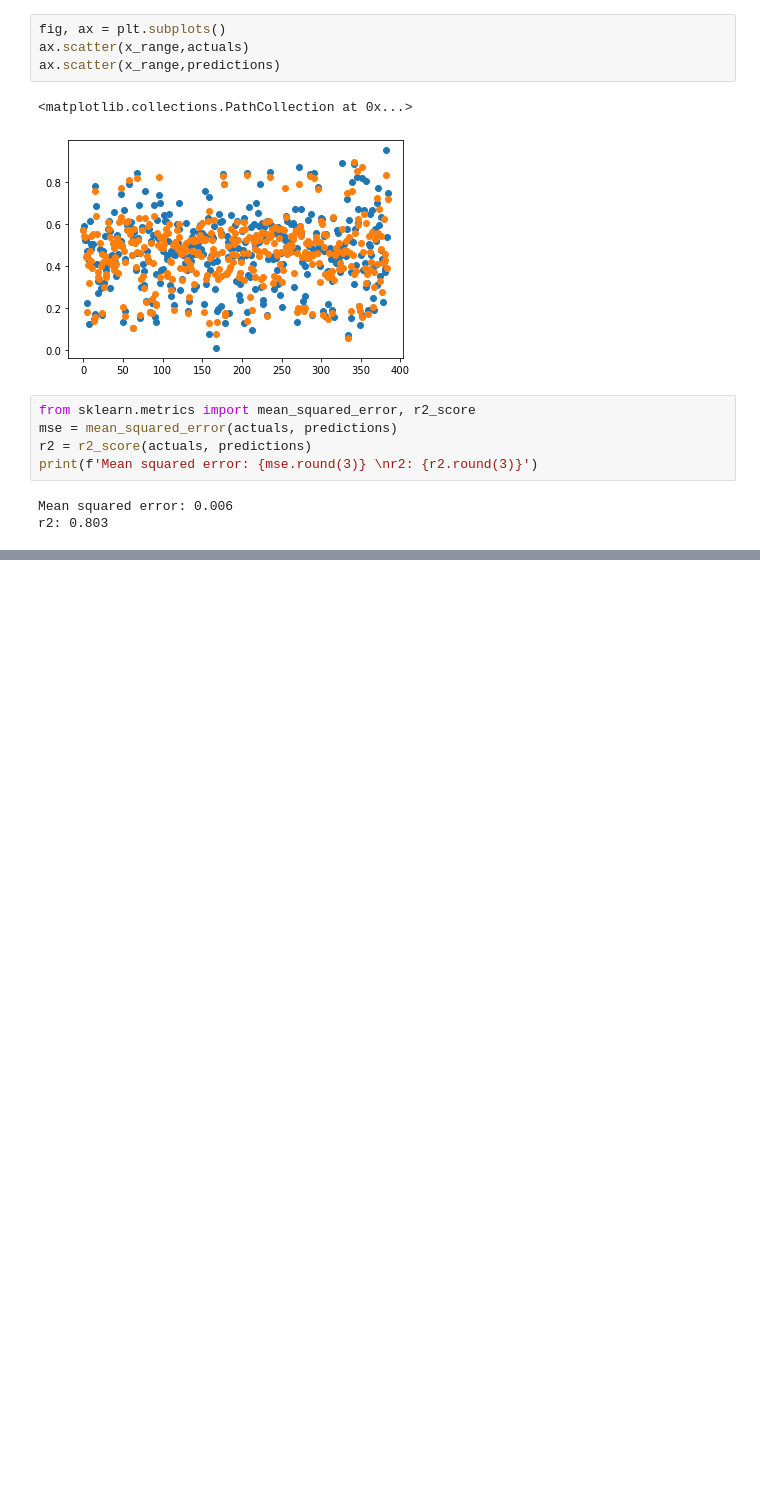
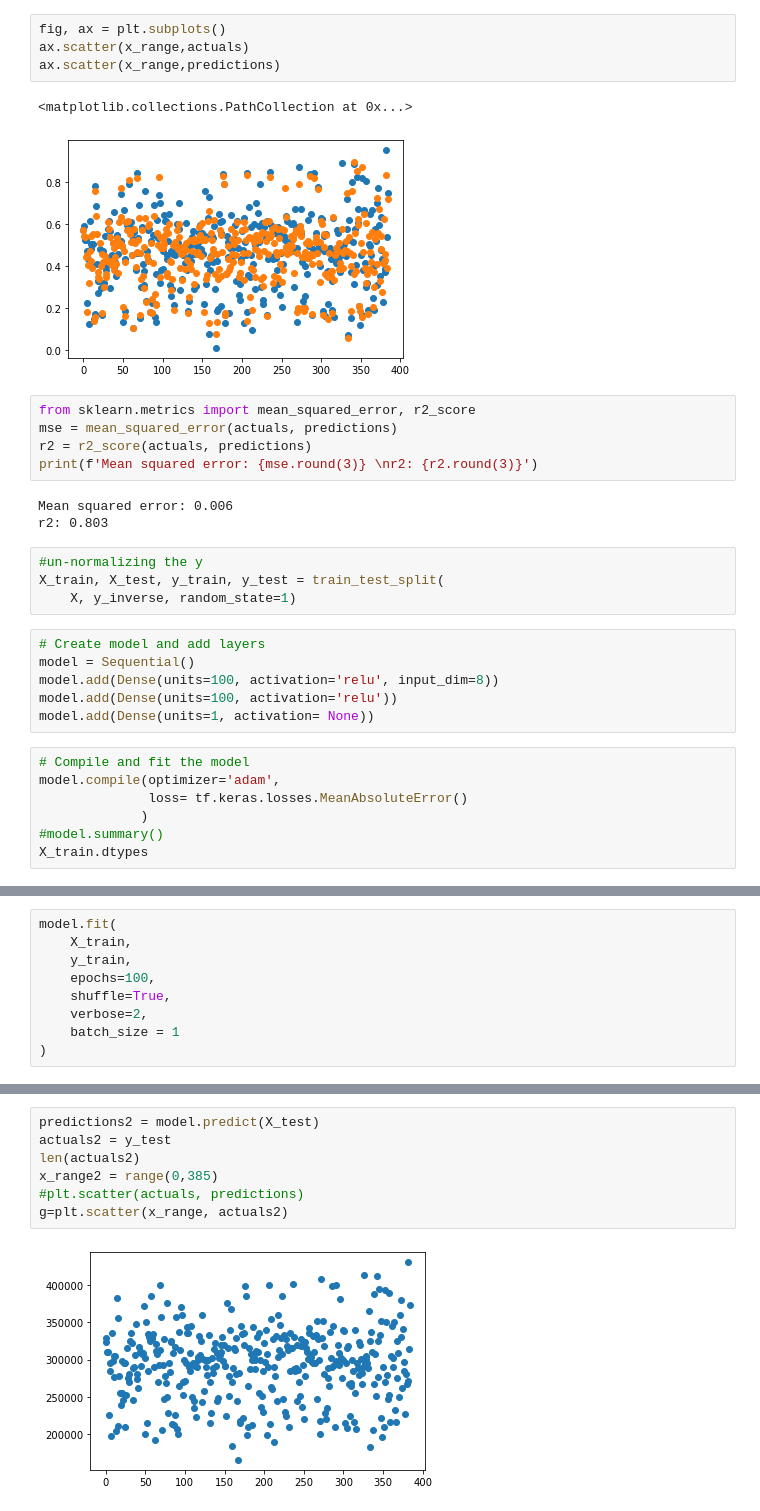
Before and after one commit to taftap8/apex_real_estate, a Jupyter notebook: Apex_RE.ipynb, the cells around one changed output, grey strips where cells are left out. Drawn from its saved outputs; the diff is of its cells as text; blank space fills up the shorter version.

```diff
--- a/Apex_RE.ipynb
+++ b/Apex_RE.ipynb
@@ -384,3 +384,20 @@ print(f'Mean squared error: {mse.round(3)} \nr2: {r2.round(3)}')
 # %% [output]
 Mean squared error: 0.006
 r2: 0.803
+# %%
+#un-normalizing the y
+X_train, X_test, y_train, y_test = train_test_split(
+    X, y_inverse, random_state=1)
+# %%
+# Create model and add layers
+model = Sequential()
+model.add(Dense(units=100, activation='relu', input_dim=8))
+model.add(Dense(units=100, activation='relu'))
+model.add(Dense(units=1, activation= None))
+# %%
+# Compile and fit the model
+model.compile(optimizer='adam',
+              loss= tf.keras.losses.MeanAbsoluteError()
+             )
+#model.summary()
+X_train.dtypes
@@ -386,0 +431,9 @@ r2: 0.803
+# %%
+model.fit(
+    X_train,
+    y_train,
+    epochs=100,
+    shuffle=True,
+    verbose=2,
+    batch_size = 1
+)
@@ -386,0 +465,9 @@ r2: 0.803
+# %%
+predictions2 = model.predict(X_test)
+actuals2 = y_test
+len(actuals2)
+x_range2 = range(0,385)
+#plt.scatter(actuals, predictions)
+g=plt.scatter(x_range, actuals2)
+# %% [output]
+[figure, added]
```
Also changed, not shown: parts of 6 cells of this notebook.
